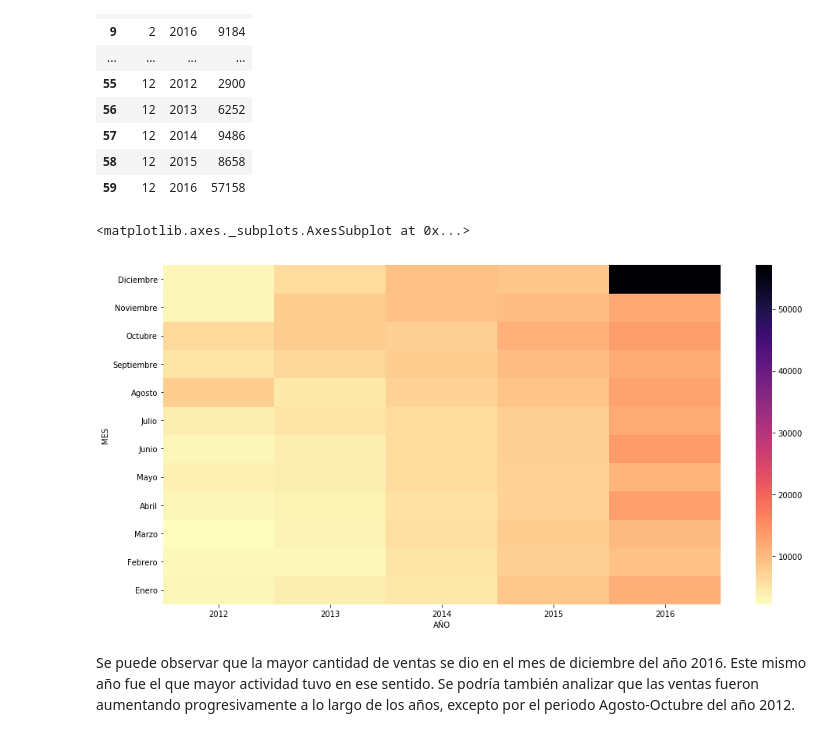
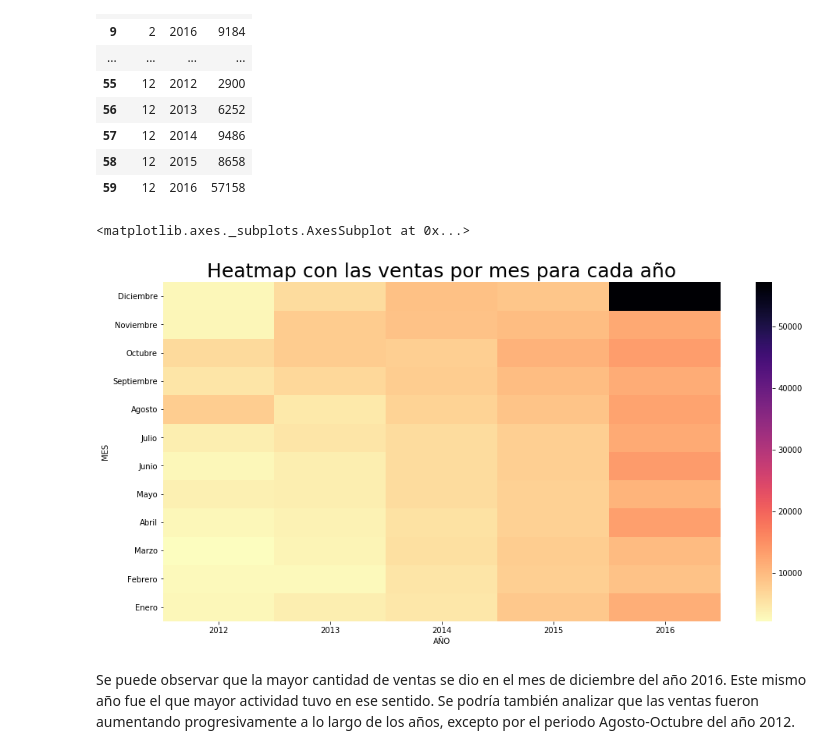
Before and after one commit to BraianV/Datos2019-2doCuatri, a Jupyter notebook: Análisis de las fechas.ipynb, the cells around one changed output. Drawn from its saved outputs; the diff is of its cells as text; code cells hidden in the pictures.

```diff
--- a/Análisis de las fechas.ipynb
+++ b/Análisis de las fechas.ipynb
@@ -54,16 +54,17 @@ fechas1.groupby(['mes', 'año']).agg(np.size).reset_index()
 # %%
 import matplotlib.pyplot as plt
 ventas = fechas1.groupby(['año', 'mes']).agg(np.size).reset_index()
 pivoted = pd.pivot_table(ventas, values=0, columns='año', index='mes')
 fig, ax = plt.subplots(figsize=(16,8))
 g = sns.heatmap(pivoted,cmap='magma_r')
 g.set_xlabel('AÑO')
 g.set_ylabel('MES')
+g.set_title("Heatmap con las ventas por mes para cada año",fontsize=25)
 g.invert_yaxis()
 g.set_yticklabels(labels=['Enero', 'Febrero', 'Marzo', 'Abril', 'Mayo', 'Junio', 'Julio', 'Agosto', 'Septiembre', 'Octubre', 'Noviembre', 'Diciembre'], rotation=0)
 g
 # %% [output]
 <matplotlib.axes._subplots.AxesSubplot at 0x...>
-[figure, old version]
+[figure, new version]
 # %% [markdown]
 Se puede observar que la mayor cantidad de ventas se dio en el mes de diciembre del año 2016. Este mismo año fue el que mayor actividad tuvo en ese sentido. Se podría también analizar que las ventas fueron aumentando progresivamente a lo largo de los años, excepto por el periodo Agosto-Octubre del año 2012.
```
